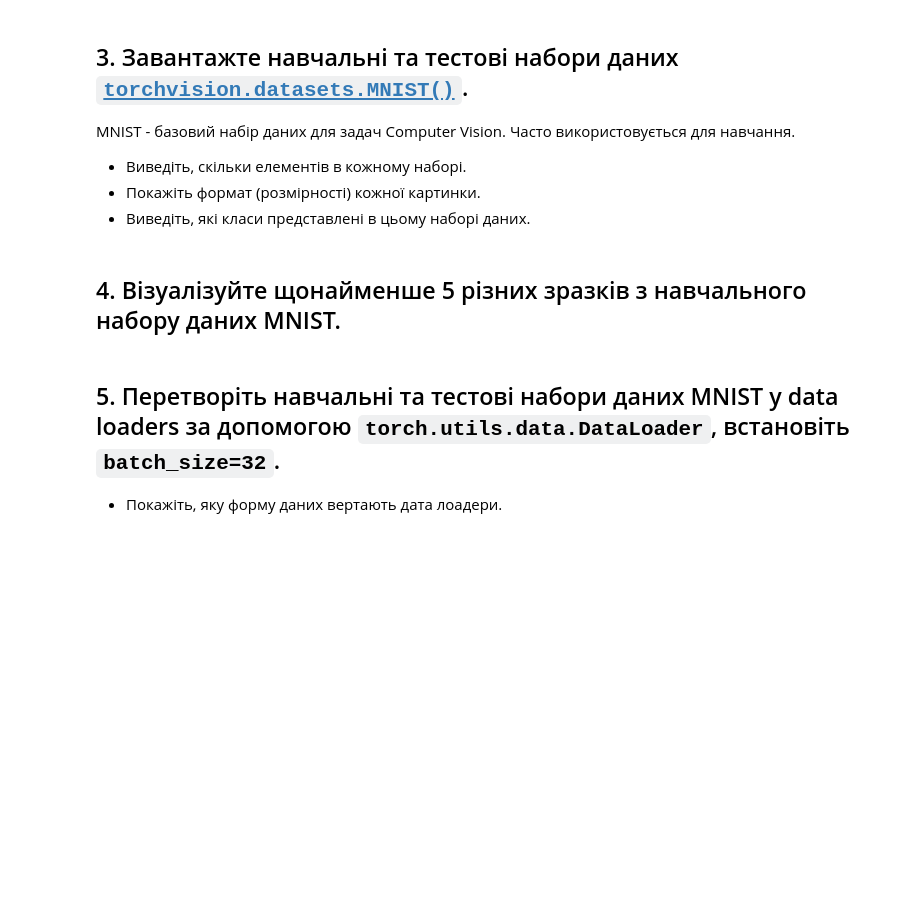
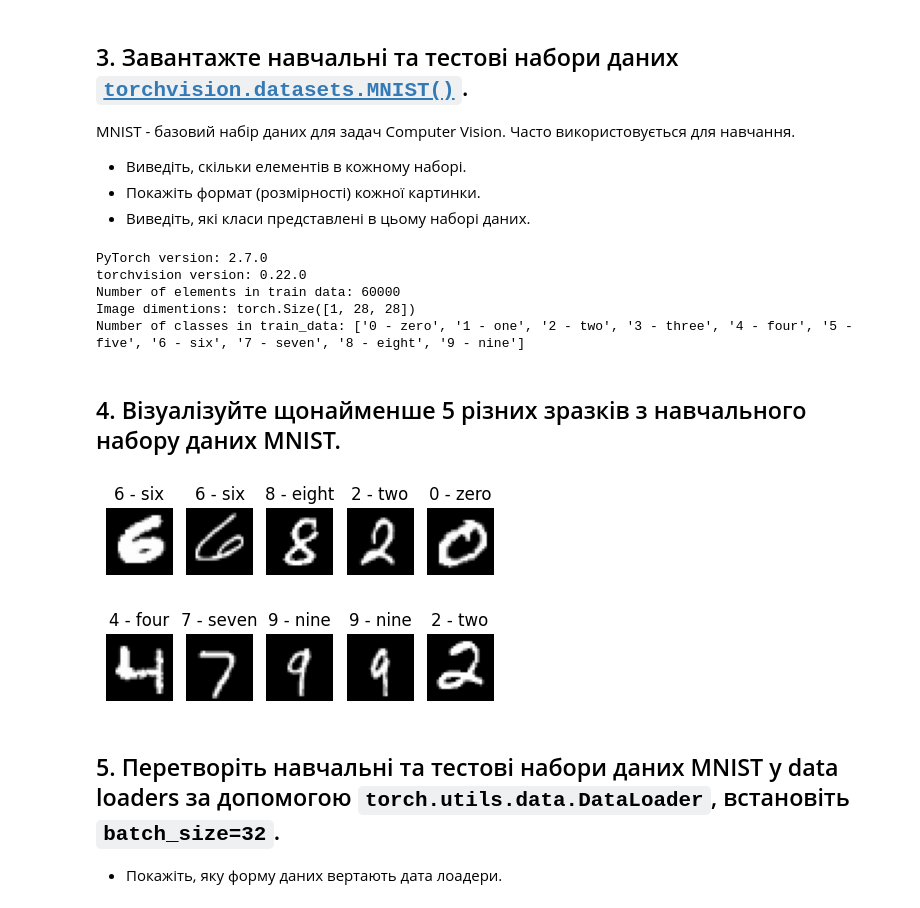
Before and after one commit to Reserford1991/data-loves-academy-machine-learning-for-people, a Jupyter notebook: Module-7-Computer-vision/HW_Computer_Vision_with_PyTorch_Excercises.ipynb, the cells around one changed output. Saved outputs shown, nothing was run; the diff lists cells and outputs as text; code cells hidden in the pictures; blank space fills up the shorter version.

```diff
--- a/Module-7-Computer-vision/HW_Computer_Vision_with_PyTorch_Excercises.ipynb
+++ b/Module-7-Computer-vision/HW_Computer_Vision_with_PyTorch_Excercises.ipynb
@@ -26,8 +26,64 @@ MNIST - базовий набір даних для задач Computer Vision.
 - Виведіть, скільки елементів в кожному наборі.
 - Покажіть формат (розмірності) кожної картинки.
 - Виведіть, які класи представлені в цьому наборі даних.
+# %%
+import torch
+from torch import nn
+
+import torchvision
+from torchvision import datasets
+from torchvision.transforms import ToTensor
+
+print(
+    f"PyTorch version: {torch.__version__}\ntorchvision version: {torchvision.__version__}")
+
+train_data = datasets.MNIST(
+    root="data",
+    train=True,
+    download=True,
+    transform=ToTensor(),
+    target_transform=None
+)
+
+test_data = datasets.FashionMNIST(
+    root="data",
+    train=False, # отримати тестові дані
+    download=True,
+    transform=ToTensor()
+)
+
+
+image, label = train_data[0]
+classes = train_data.classes
+
+print(f"Number of elements in train data: {len(train_data)}")
+print(f"Image dimentions: {image.shape}")
+print(f"Number of classes in train_data: {classes}")
+# %% [output]
+PyTorch version: 2.7.0
+torchvision version: 0.22.0
+Number of elements in train data: 60000
+Image dimentions: torch.Size([1, 28, 28])
+Number of classes in train_data: ['0 - zero', '1 - one', '2 - two', '3 - three', '4 - four', '5 - five', '6 - six', '7 - seven', '8 - eight', '9 - nine']
 # %% [markdown]
 ## 4. Візуалізуйте щонайменше 5 різних зразків з навчального набору даних MNIST.
+# %%
+import matplotlib.pyplot as plt
+
+torch.manual_seed(42)
+fig = plt.figure(figsize=(5,3))
+rows, cols = 2, 5
+
+for i in range(1, rows * cols + 1):
+  random_idx = torch.randint(0, len(train_data), size=[1]).item()
+  img, label = train_data[random_idx]
+  fig.add_subplot(rows, cols, i)
+
+  plt.title(classes[label])
+  plt.imshow(img.squeeze(), cmap="gray")
+  plt.axis(False)
+# %% [output]
+[figure, added]
 # %% [markdown]
 ## 5. Перетворіть навчальні та тестові набори даних MNIST у data loaders за допомогою `torch.utils.data.DataLoader`, встановіть `batch_size=32`.
 - Покажіть, яку форму даних вертають дата лоадери.
```
Also changed, not shown: parts of 2 cells of this notebook, 17 other files.
